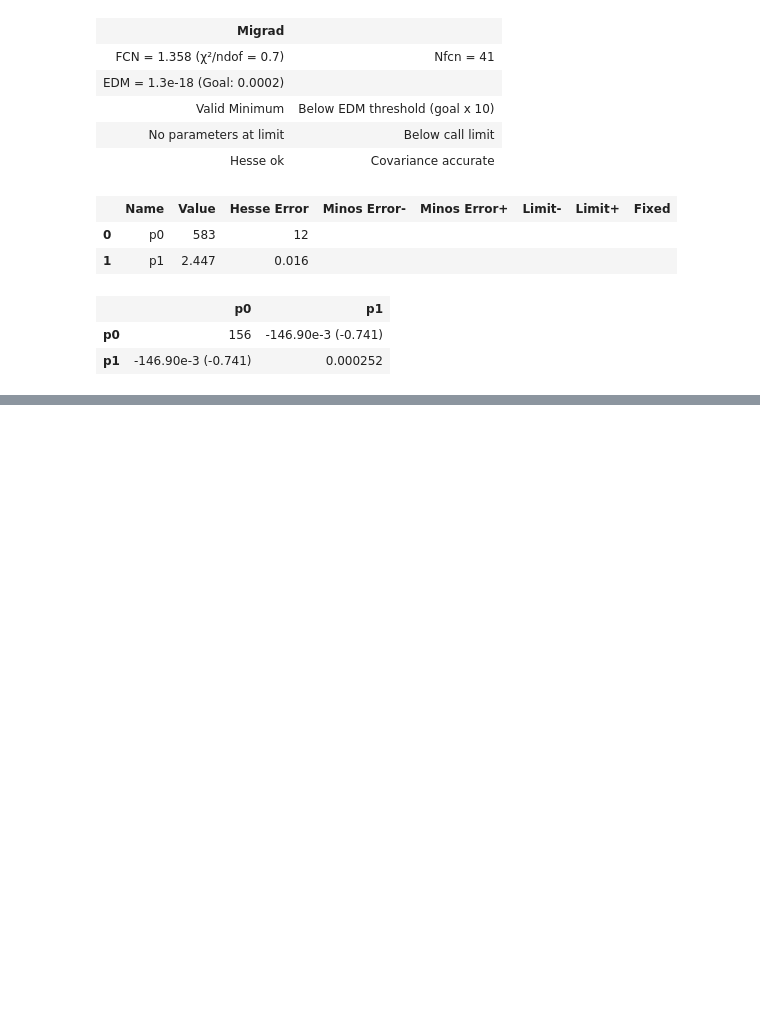
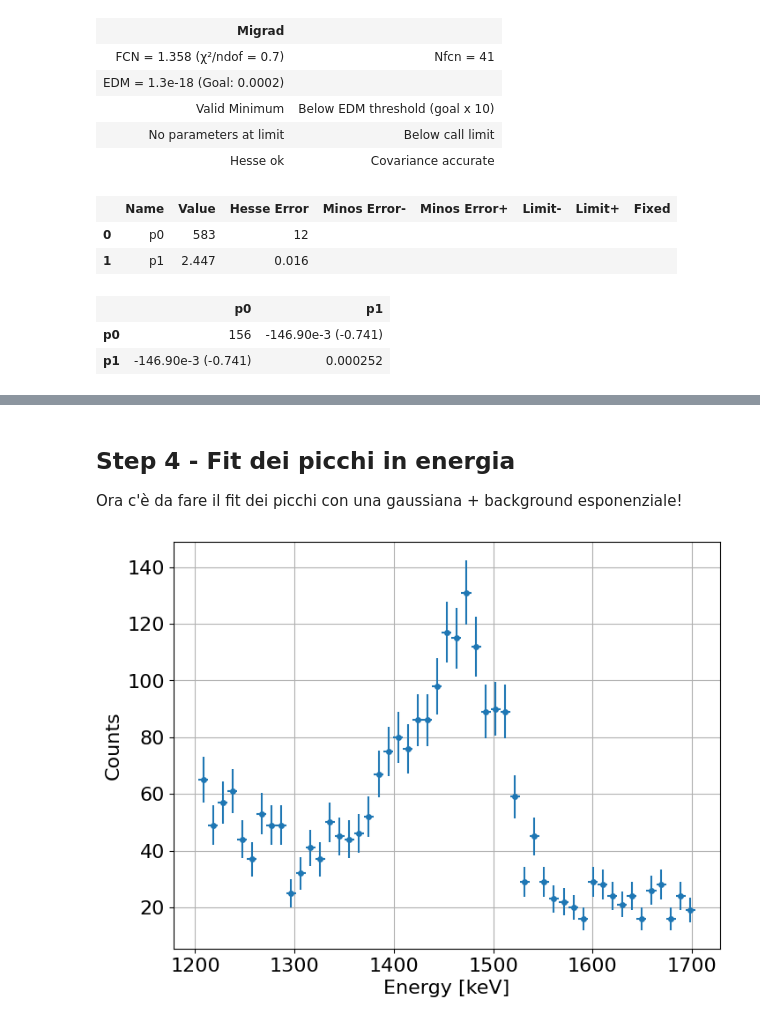
Before and after one commit to cerasole/EnvironmentalRadioactivity, a Jupyter notebook: Notebooks/SpectralFit.ipynb, the cells around one changed output, grey strips where cells are left out. Saved outputs shown, nothing was run; the diff lists cells and outputs as text; code cells hidden in the pictures; blank space fills up the shorter version.

```diff
--- a/Notebooks/SpectralFit.ipynb
+++ b/Notebooks/SpectralFit.ipynb
@@ -224,0 +244,4 @@ ax.grid()
+# %% [markdown]
+## Step 4 - Fit dei picchi in energia
+
+Ora c'è da fare il fit dei picchi con una gaussiana + background esponenziale!
@@ -224,0 +250,19 @@ ax.grid()
+# %%
+fig, ax = plt.subplots(figsize = (8, 6))
+
+mask = (rebinned_energy > 1200) * (rebinned_energy < 1700)
+ax.errorbar(
+    rebinned_energy[mask],
+    rebinned_counts[mask],
+    xerr = (rebinned_energy[1] - rebinned_energy[0])/2,
+    yerr = np.sqrt(rebinned_counts[mask]),
+    ls = "None",
+    marker = "o",
+    ms = 4
+)
+ax.set_xlabel("Energy [keV]")
+ax.set_ylabel("Counts")
+ax.grid()
+#ax.set_yscale("log")
+# %% [output]
+[figure, added]
```
Also changed, not shown: parts of 42 cells of this notebook.
